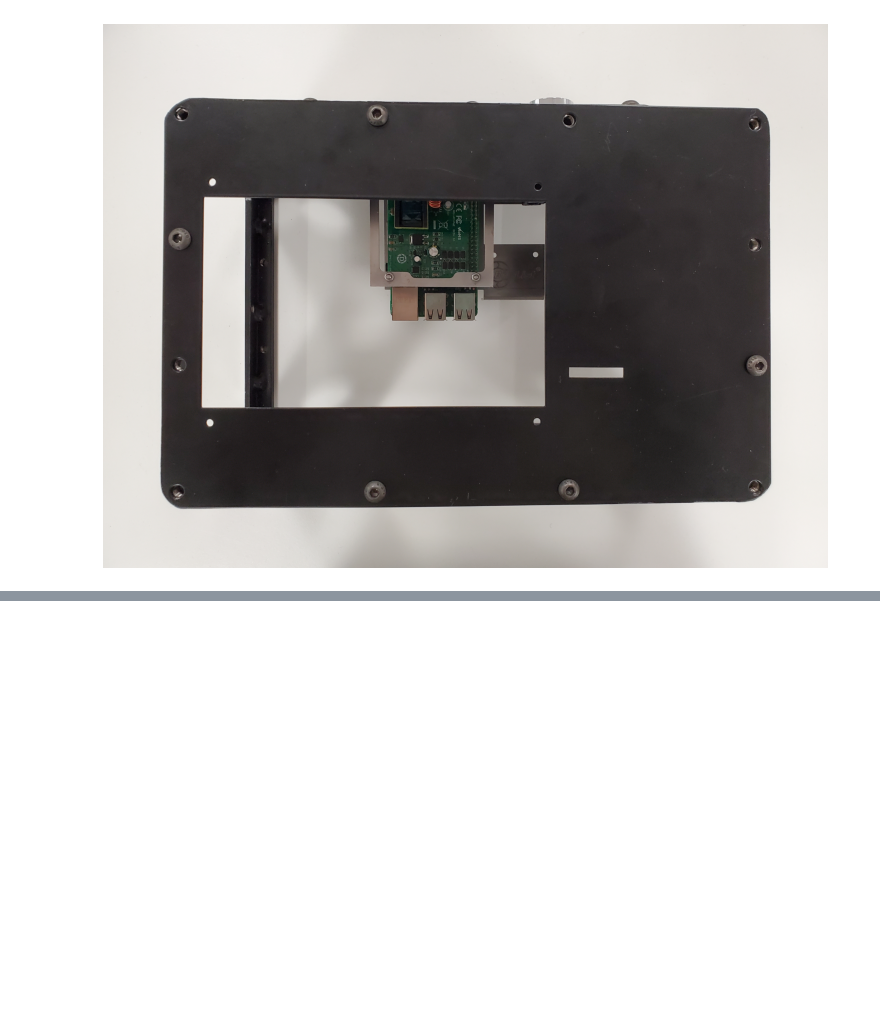
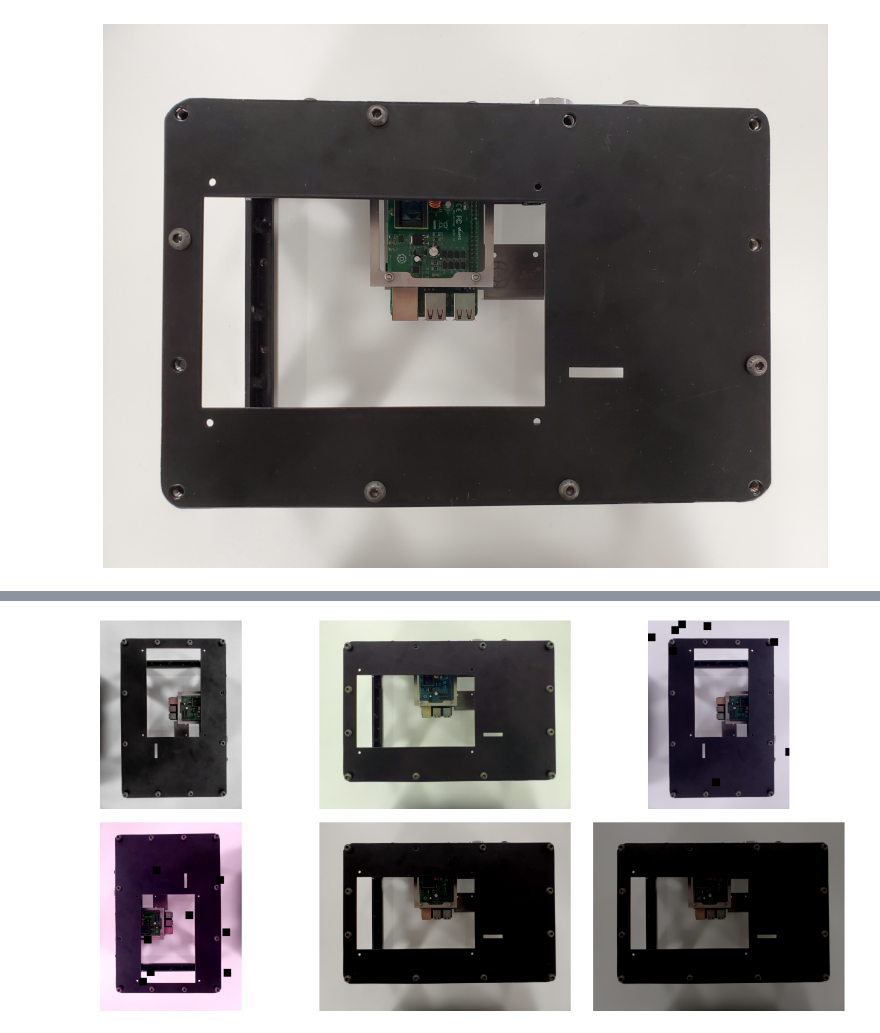
Before and after one commit to nmis-group/digf-coref, a Jupyter notebook: Bolt_Detection/02-visualize-augmentations.ipynb, the cells around one changed output, grey strips where cells are left out. Drawn from its saved outputs; the diff is of its cells as text; code cells hidden in the pictures; blank space fills up the shorter version.

```diff
--- a/Bolt_Detection/02-visualize-augmentations.ipynb
+++ b/Bolt_Detection/02-visualize-augmentations.ipynb
@@ -126,0 +121,44 @@ plt.show()
+# %%
+df = pd.read_csv('dataset_strat.csv')
+# %%
+df["bboxes"] = df["bboxes"].apply(eval)
+# %%
+transform = A.Compose([
+    #A.RandomSizedCrop(min_max_height=(1800, 2800), height=1524, width=1524, p=0.5),
+    A.RandomRotate90(),
+    A.Flip(),
+    A.Transpose(),
+    A.OneOf([
+        A.MotionBlur(p=.2),
+        A.MedianBlur(blur_limit=3, p=0.1),
+        A.Blur(blur_limit=3, p=0.1),
+    ], p=0.2),
+    A.ShiftScaleRotate(shift_limit=0.0625, scale_limit=0.2, rotate_limit=45, p=0.2),
+    A.OneOf([
+        A.CLAHE(clip_limit=2),
+        A.RandomBrightnessContrast(),
+    ], p=0.3),
+    A.HueSaturationValue(p=0.3),
+    A.RGBShift(),
+    A.Blur(),
+    A.OneOf([
+        A.HueSaturationValue(hue_shift_limit=0.4, sat_shift_limit= 0.2,
+                             val_shift_limit=0.2, p=0.9),
+        A.RandomBrightnessContrast(brightness_limit=0.2,
+                                   contrast_limit=0.5, p=0.9),
+    ],p=0.9),
+    A.ToGray(p=0.01),
+    A.HorizontalFlip(p=0.5),
+    A.VerticalFlip(p=0.5),
+    #A.Resize(height=1024, width=1024, p=1),
+    A.Cutout(num_holes=8, max_h_size=164, max_w_size=164, fill_value=0, p=0.5),
+    #A.Normalize(),
+    #ToTensorV2(),
+], bbox_params=A.BboxParams(format="pascal_voc", min_area=0, min_visibility=0, label_fields=['labels']))
+# %%
+dataset = BoltDataset(df, transform, 'train')
+# %%
+random.seed(50)
+visualize_augmentations(dataset, idx=40)
+# %% [output]
+[figure, added]
```
Also changed, not shown: parts of 6 cells of this notebook, 8 other files.
